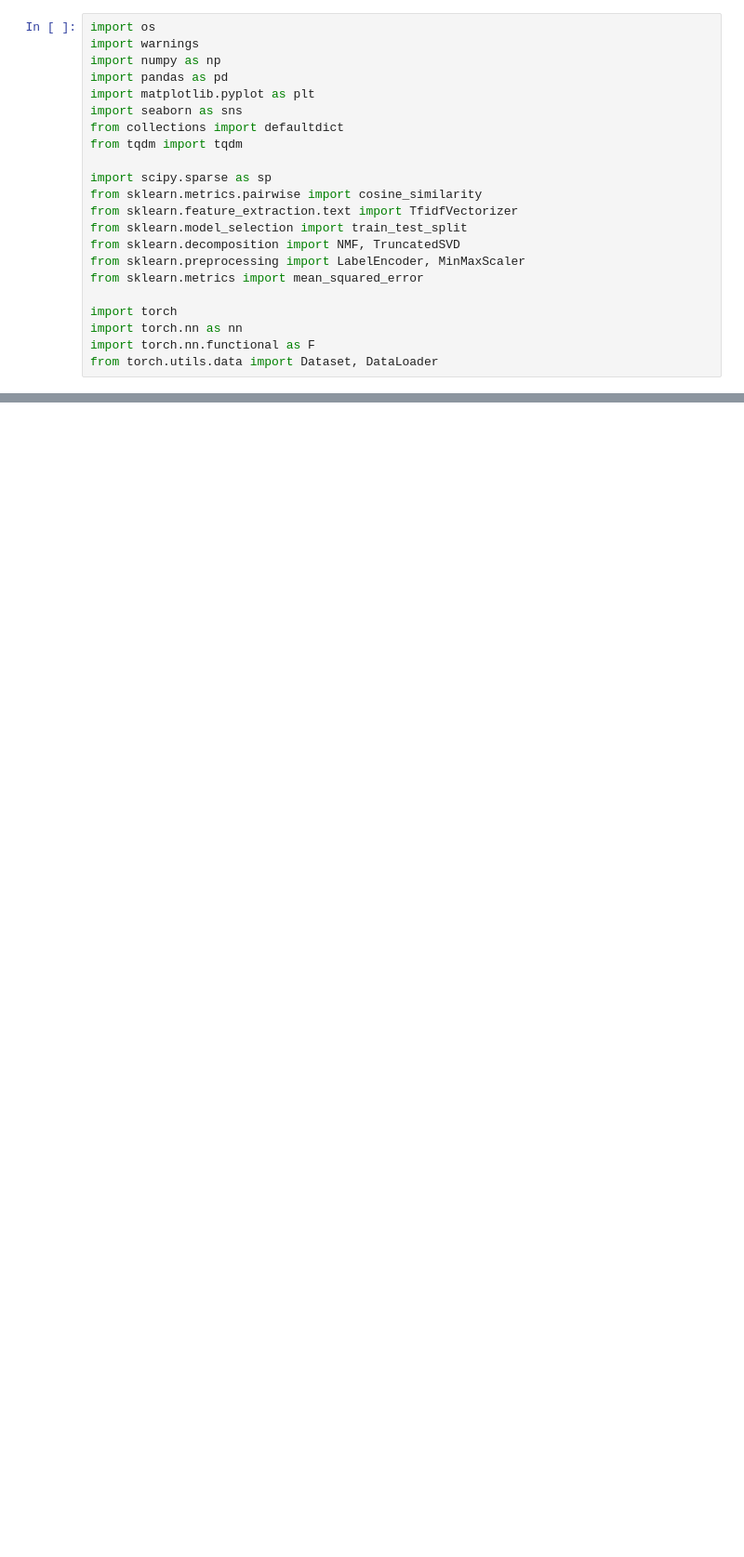
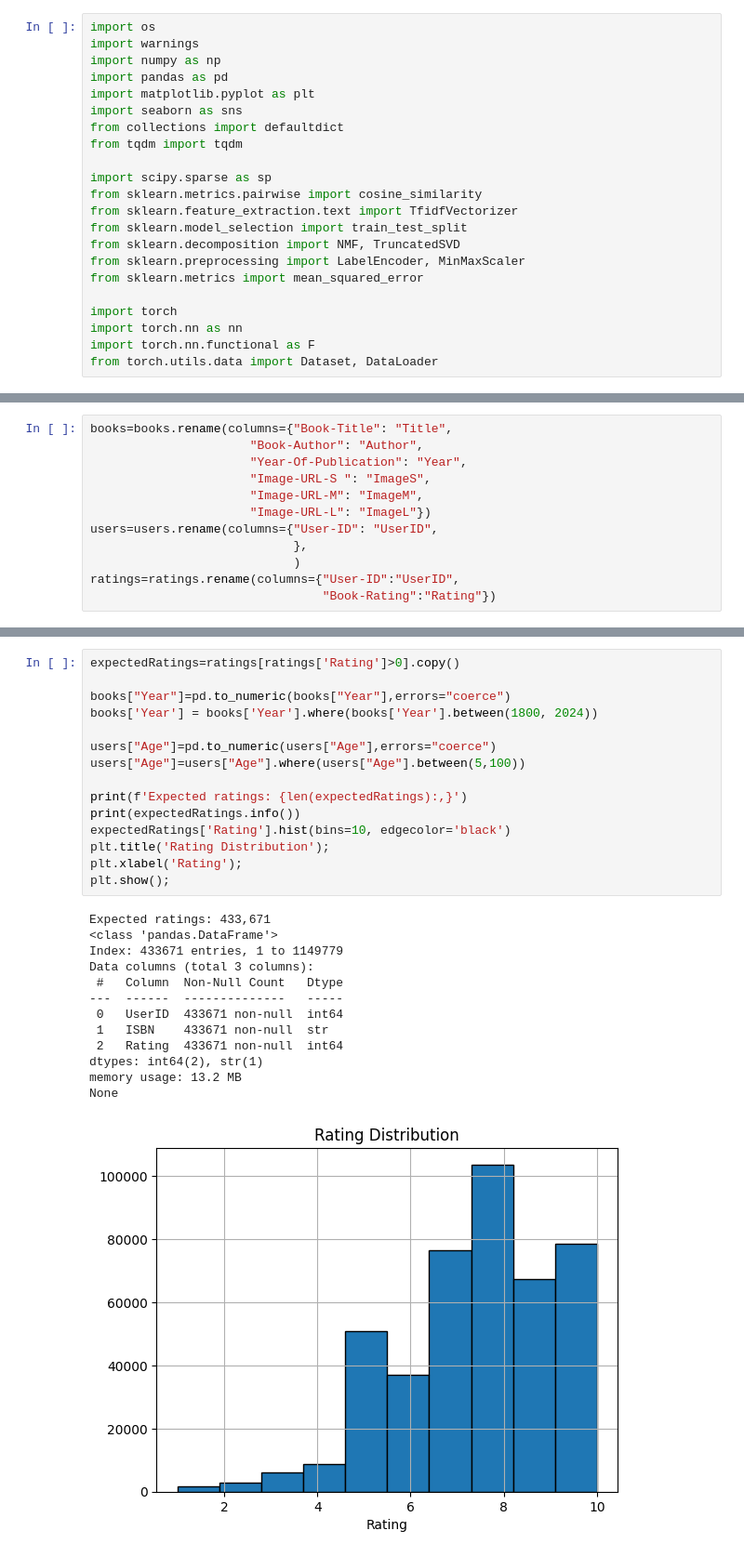
Before and after one commit to gh2560/30-Days-With-Machine-Learning, a Jupyter notebook: Week 3/book.ipynb, the cells around one changed output, grey strips where cells are left out. Shown at 93% size. Cells and saved outputs as stored; diff of their text form; blank space fills up the shorter version.

```diff
--- a/Week 3/book.ipynb
+++ b/Week 3/book.ipynb
@@ -63,0 +58,12 @@ print(f"Using: {device}")
+# %%
+books=books.rename(columns={"Book-Title": "Title",
+                      "Book-Author": "Author",
+                      "Year-Of-Publication": "Year",
+                      "Image-URL-S ": "ImageS",
+                      "Image-URL-M": "ImageM",
+                      "Image-URL-L": "ImageL"})
+users=users.rename(columns={"User-ID": "UserID",
+                            },
+                            )
+ratings=ratings.rename(columns={"User-ID":"UserID",
+                                "Book-Rating":"Rating"})
@@ -63,0 +92,29 @@ print(f"Using: {device}")
+# %%
+expectedRatings=ratings[ratings['Rating']>0].copy()
+
+books["Year"]=pd.to_numeric(books["Year"],errors="coerce")
+books['Year'] = books['Year'].where(books['Year'].between(1800, 2024))
+
+users["Age"]=pd.to_numeric(users["Age"],errors="coerce")
+users["Age"]=users["Age"].where(users["Age"].between(5,100))
+
+print(f'Expected ratings: {len(expectedRatings):,}')
+print(expectedRatings.info())
+expectedRatings['Rating'].hist(bins=10, edgecolor='black')
+plt.title('Rating Distribution');
+plt.xlabel('Rating');
+plt.show();
+# %% [output]
+Expected ratings: 433,671
+<class 'pandas.DataFrame'>
+Index: 433671 entries, 1 to 1149779
+Data columns (total 3 columns):
+ #   Column  Non-Null Count   Dtype
+---  ------  --------------   -----
+ 0   UserID  433671 non-null  int64
+ 1   ISBN    433671 non-null  str
+ 2   Rating  433671 non-null  int64
+dtypes: int64(2), str(1)
+memory usage: 13.2 MB
+None
+[figure, added]
```
Also changed, not shown: parts of 9 cells of this notebook, 5 other files.
